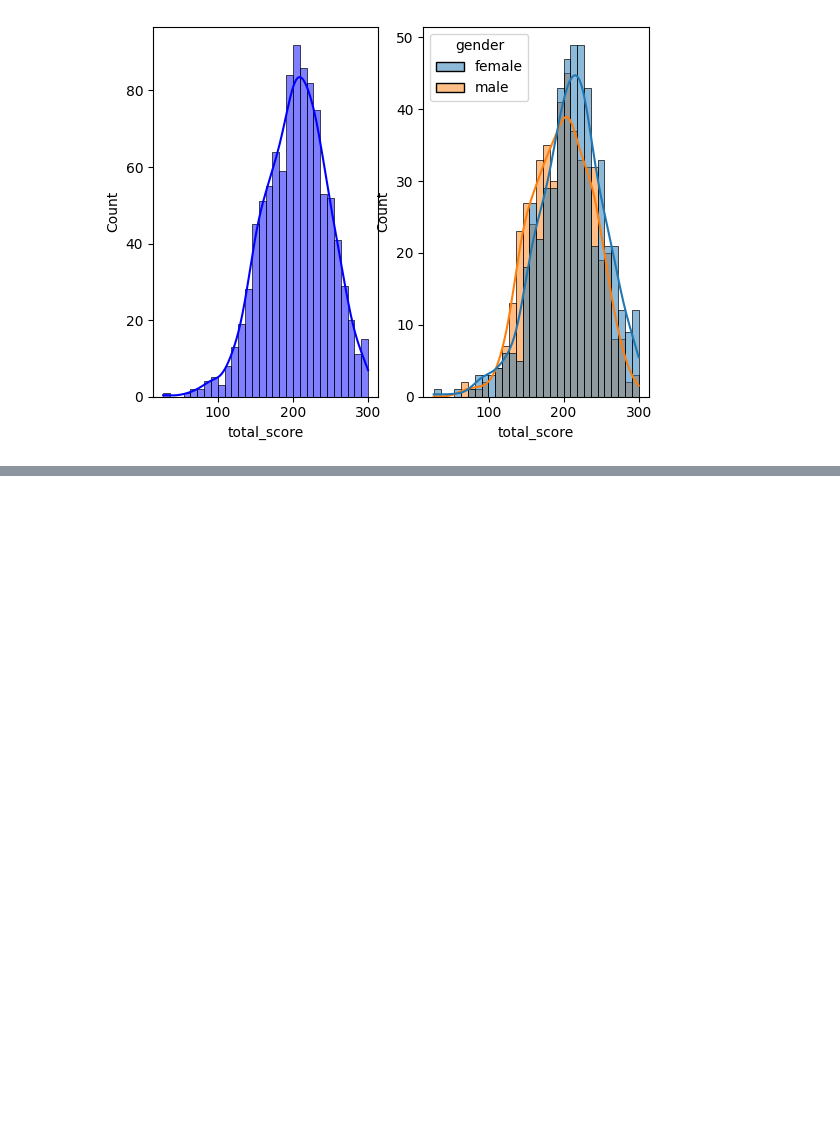
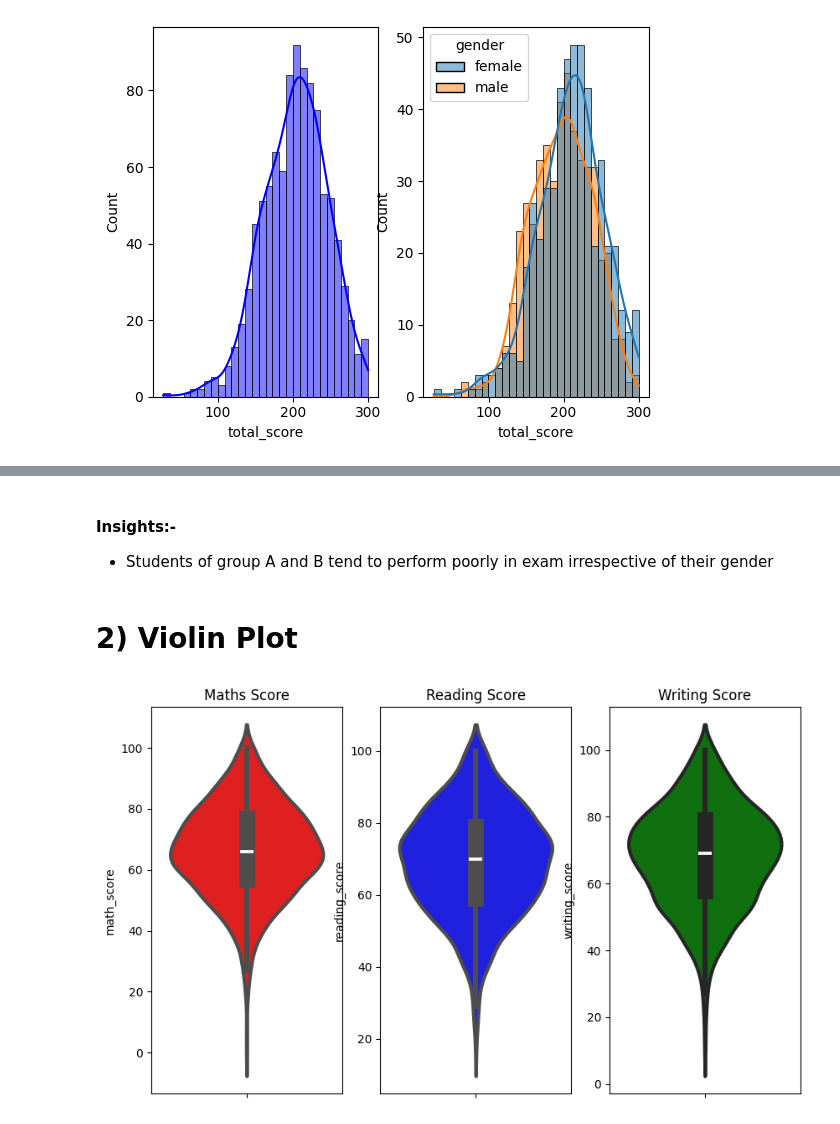
Before and after one commit to FundyLord/Student-Performance-ML, a Jupyter notebook: notebook/EDA.ipynb, the cells around one changed output, grey strips where cells are left out. Cells and saved outputs as stored; diff of their text form; code cells hidden in the pictures; blank space fills up the shorter version.

```diff
--- a/notebook/EDA.ipynb
+++ b/notebook/EDA.ipynb
@@ -133,0 +175,19 @@ plt.show()
+# %% [markdown]
+#### Insights:-
+- Students of group A and B tend to perform poorly in exam irrespective of their gender
+# %% [markdown]
+# 2) Violin Plot
+# %%
+plt.figure(figsize=(10,6))
+plt.subplot(131)
+plt.title("Maths Score")
+sns.violinplot(y='math_score', data=df, color='red', linewidth=3)
+plt.subplot(132)
+plt.title("Reading Score")
+sns.violinplot(y='reading_score', data=df, color='blue', linewidth=3)
+plt.subplot(133)
+plt.title("Writing Score")
+sns.violinplot(y='writing_score', data=df, color='green', linewidth=3)
+plt.show()
+# %% [output]
+[figure, added]
```
Also changed, not shown: parts of 45 cells of this notebook.
